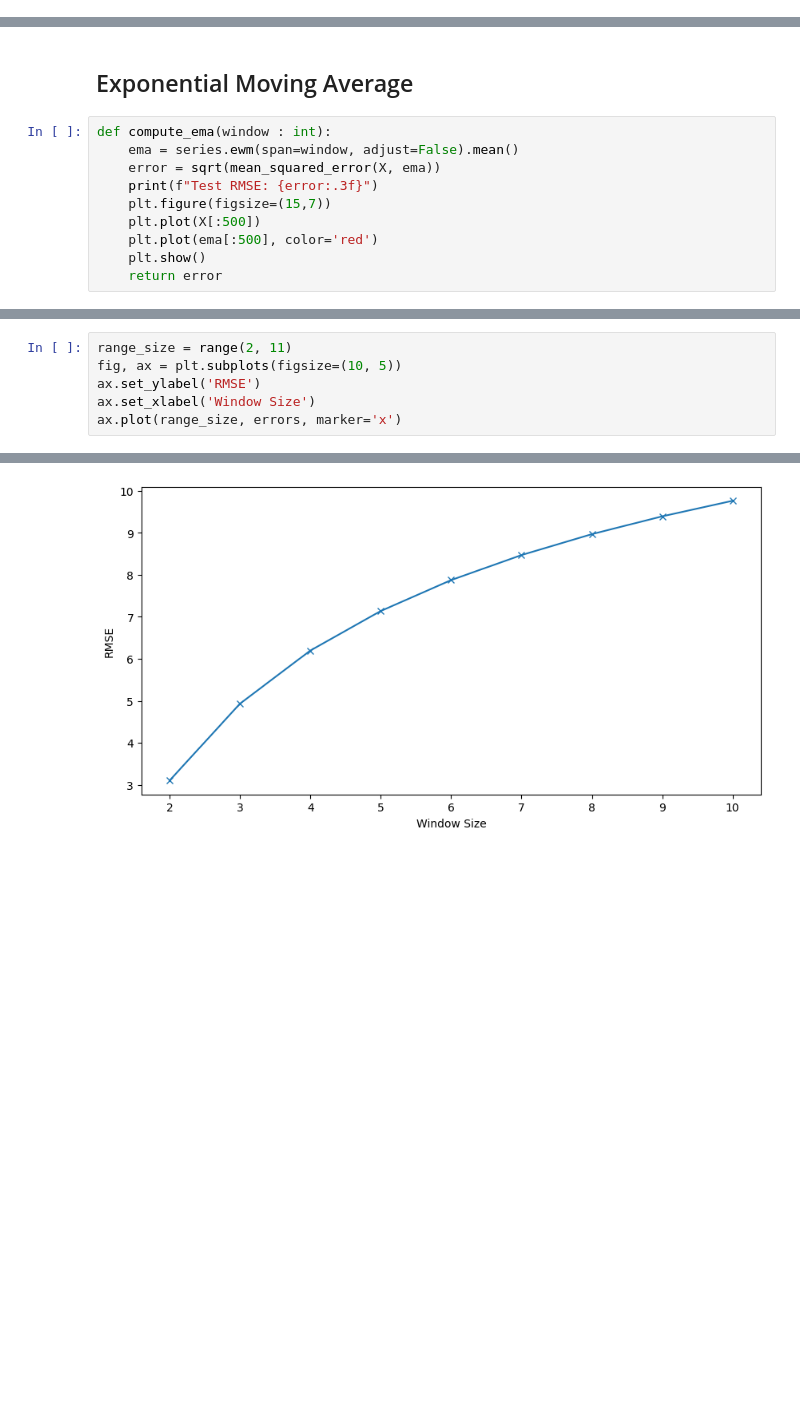
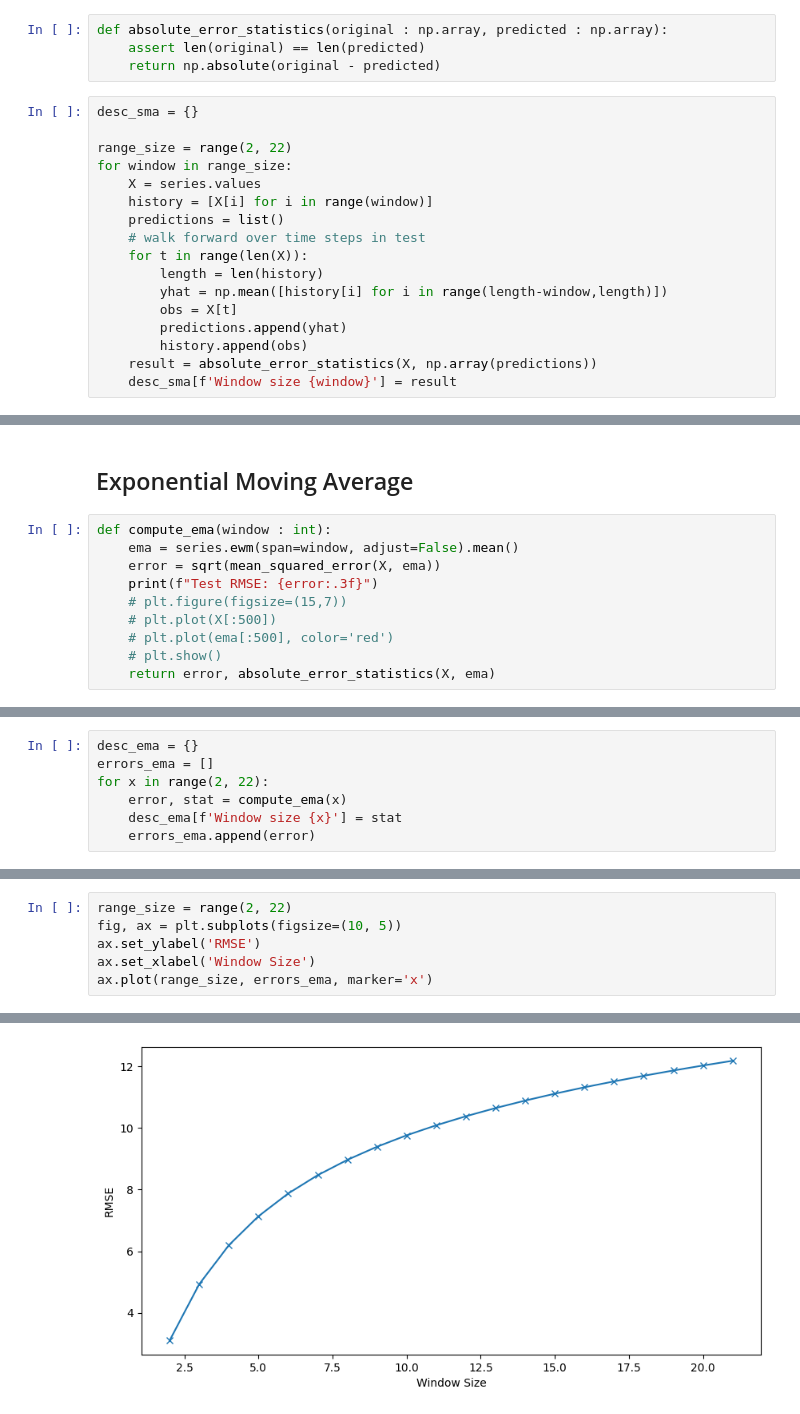
Before and after one commit to AlesKas/DIP, a Jupyter notebook: network_analytics_ma.ipynb, the cells around one changed output, grey strips where cells are left out. Drawn from its saved outputs; the diff is of its cells as text; blank space fills up the shorter version.

```diff
--- a/network_analytics_ma.ipynb
+++ b/network_analytics_ma.ipynb
@@ -132,3 +78,24 @@ Test RMSE: 14.695, Window size: 20
+# %%
+def absolute_error_statistics(original : np.array, predicted : np.array):
+    assert len(original) == len(predicted)
+    return np.absolute(original - predicted)
+# %%
+desc_sma = {}
+
+range_size = range(2, 22)
+for window in range_size:
+    X = series.values
+    history = [X[i] for i in range(window)]
+    predictions = list()
+    # walk forward over time steps in test
+    for t in range(len(X)):
+        length = len(history)
+        yhat = np.mean([history[i] for i in range(length-window,length)])
+        obs = X[t]
+        predictions.append(yhat)
+        history.append(obs)
+    result = absolute_error_statistics(X, np.array(predictions))
+    desc_sma[f'Window size {window}'] = result
 # %%
 # zoom plot
 plt.plot(test[0:100])
@@ -278,8 +230,8 @@ def compute_ema(window : int):
     ema = series.ewm(span=window, adjust=False).mean()
     error = sqrt(mean_squared_error(X, ema))
     print(f"Test RMSE: {error:.3f}")
-    plt.figure(figsize=(15,7))
-    plt.plot(X[:500])
-    plt.plot(ema[:500], color='red')
-    plt.show()
-    return error
+    # plt.figure(figsize=(15,7))
+    # plt.plot(X[:500])
+    # plt.plot(ema[:500], color='red')
+    # plt.show()
+    return error, absolute_error_statistics(X, ema)
@@ -331,0 +238,7 @@ Test RMSE: 9.761
+# %%
+desc_ema = {}
+errors_ema = []
+for x in range(2, 22):
+    error, stat = compute_ema(x)
+    desc_ema[f'Window size {x}'] = stat
+    errors_ema.append(error)
@@ -332,9 +266,9 @@ Test RMSE: 9.761
 # %%
-range_size = range(2, 11)
+range_size = range(2, 22)
 fig, ax = plt.subplots(figsize=(10, 5))
 ax.set_ylabel('RMSE')
 ax.set_xlabel('Window Size')
-ax.plot(range_size, errors, marker='x')
+ax.plot(range_size, errors_ema, marker='x')
 # %% [output]
 [<matplotlib.lines.Line2D at 0x...>]
-[figure, old version]
+[figure, new version]
```
Also changed, not shown: parts of 33 cells of this notebook.
